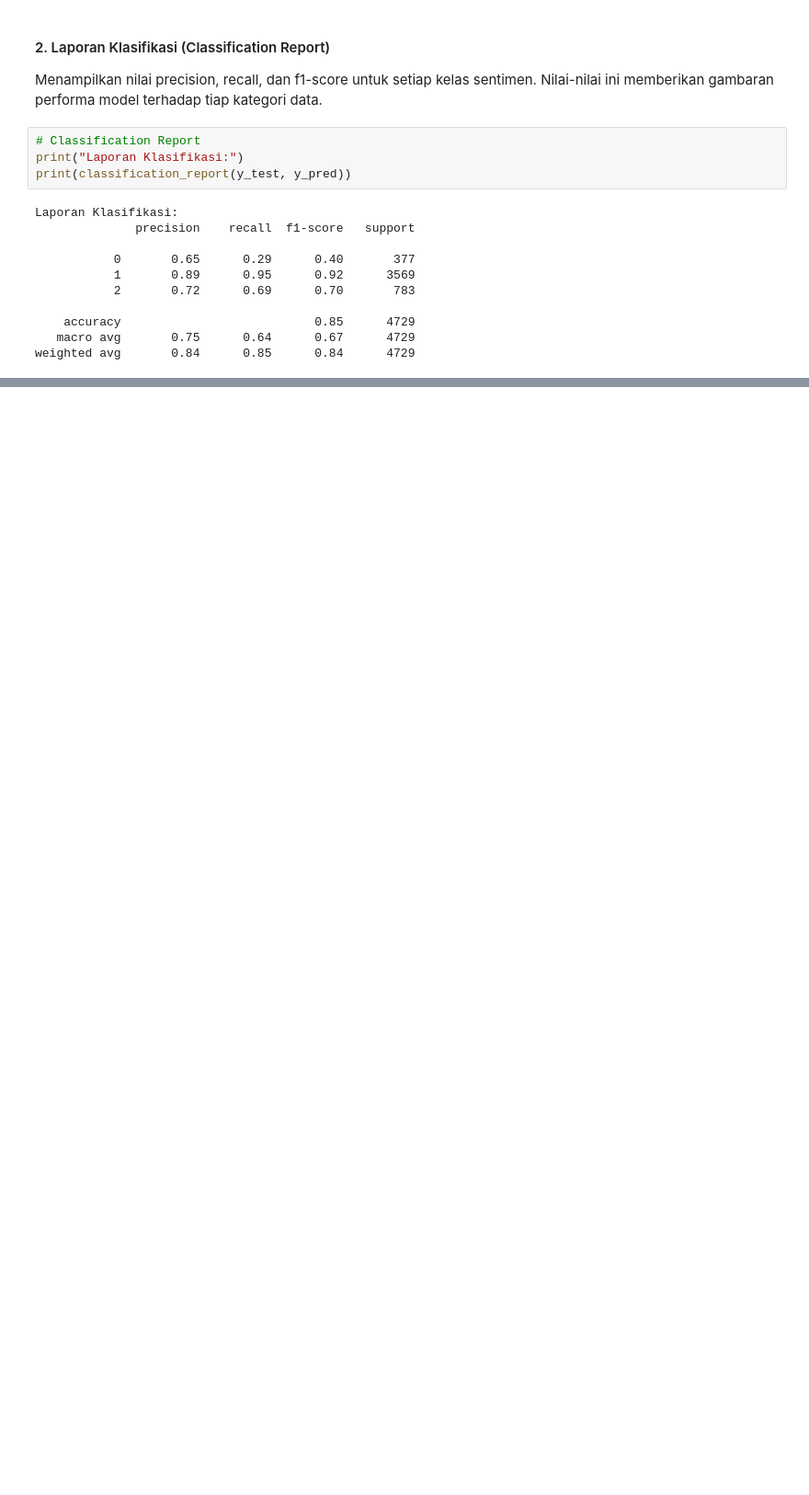
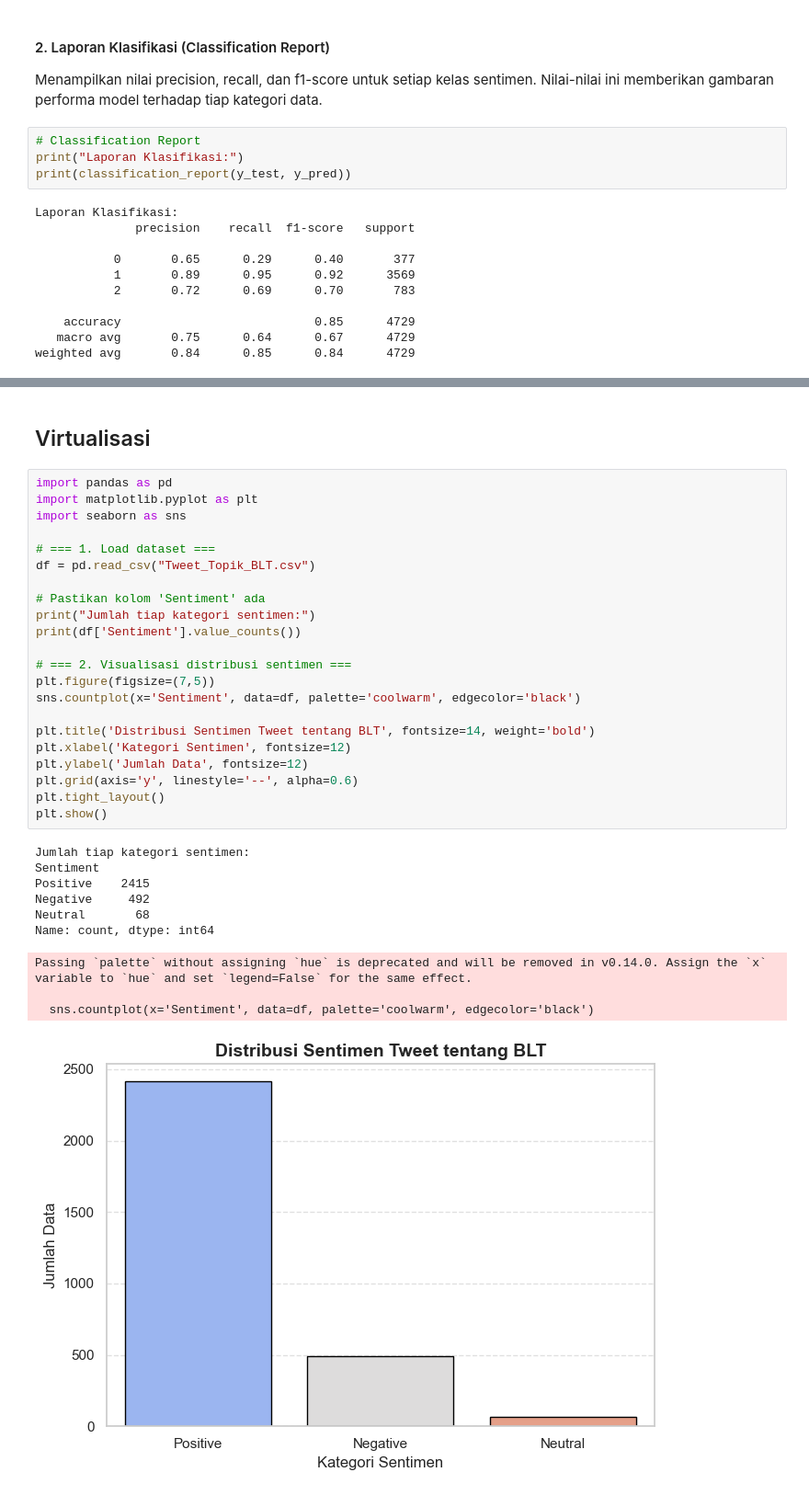
Before and after one commit to febrywidiana/10222078_FebryWidiana_AS, a Jupyter notebook: analisis_sentiment.ipynb, the cells around one changed output, grey strips where cells are left out. Shown: that part at 92% size. Saved outputs shown, nothing was run; the diff lists cells and outputs as text; blank space fills up the shorter version.

```diff
--- a/analisis_sentiment.ipynb
+++ b/analisis_sentiment.ipynb
@@ -435,0 +553,35 @@ weighted avg       0.84      0.85      0.84      4729
+# %% [markdown]
+## Virtualisasi
+# %%
+import pandas as pd
+import matplotlib.pyplot as plt
+import seaborn as sns
+
+# === 1. Load dataset ===
+df = pd.read_csv("Tweet_Topik_BLT.csv")
+
+# Pastikan kolom 'Sentiment' ada
+print("Jumlah tiap kategori sentimen:")
+print(df['Sentiment'].value_counts())
+
+# === 2. Visualisasi distribusi sentimen ===
+plt.figure(figsize=(7,5))
+sns.countplot(x='Sentiment', data=df, palette='coolwarm', edgecolor='black')
+
+plt.title('Distribusi Sentimen Tweet tentang BLT', fontsize=14, weight='bold')
+plt.xlabel('Kategori Sentimen', fontsize=12)
+plt.ylabel('Jumlah Data', fontsize=12)
+plt.grid(axis='y', linestyle='--', alpha=0.6)
+plt.tight_layout()
+plt.show()
+# %% [output]
+Jumlah tiap kategori sentimen:
+Sentiment
+Positive    2415
+Negative     492
+Neutral       68
+Name: count, dtype: int64
+Passing `palette` without assigning `hue` is deprecated and will be removed in v0.14.0. Assign the `x` variable to `hue` and set `legend=False` for the same effect.
+
+  sns.countplot(x='Sentiment', data=df, palette='coolwarm', edgecolor='black')
+[figure, added]
```
Also changed, not shown: parts of 6 cells of this notebook, 4 other files.
